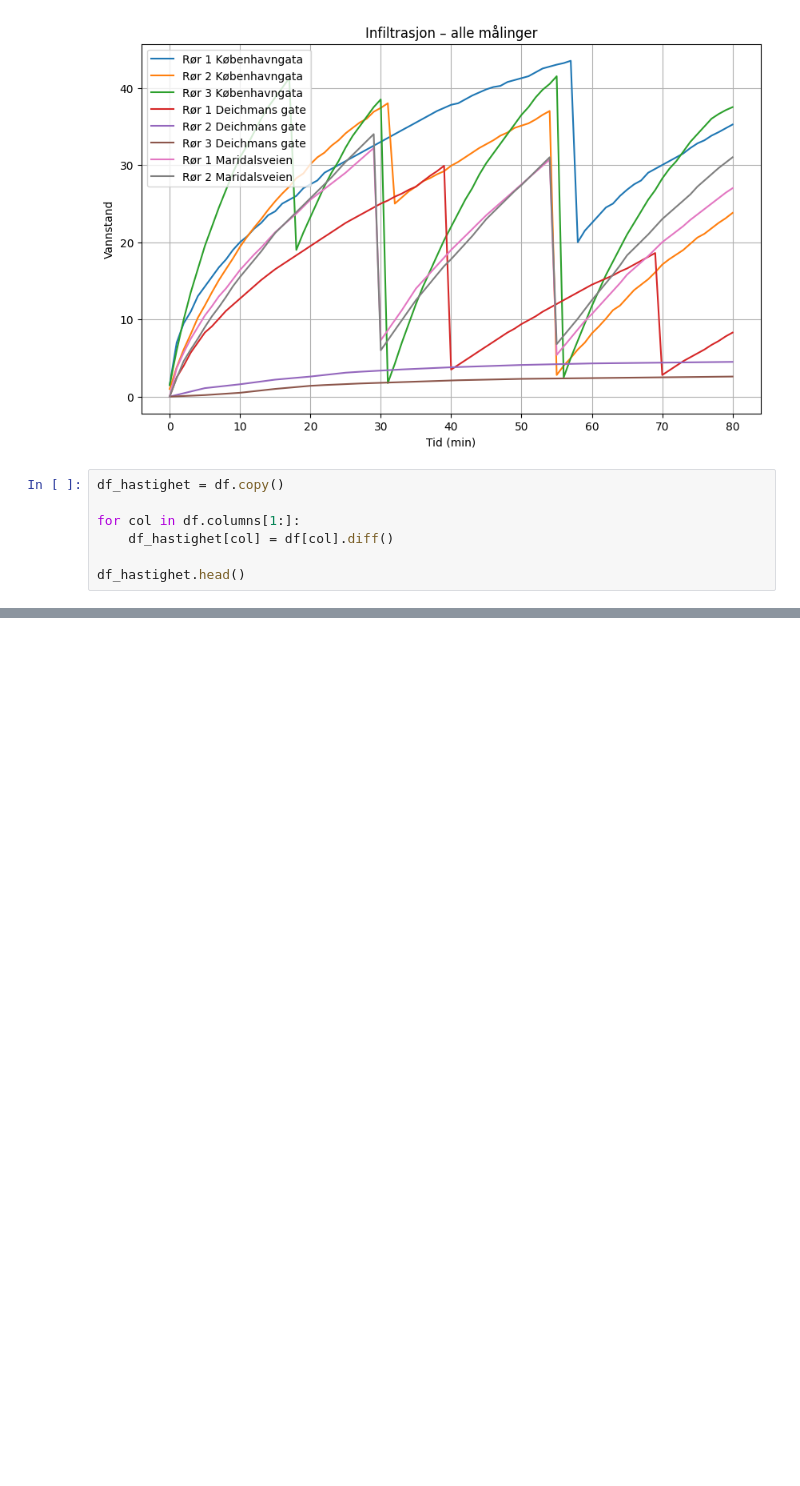
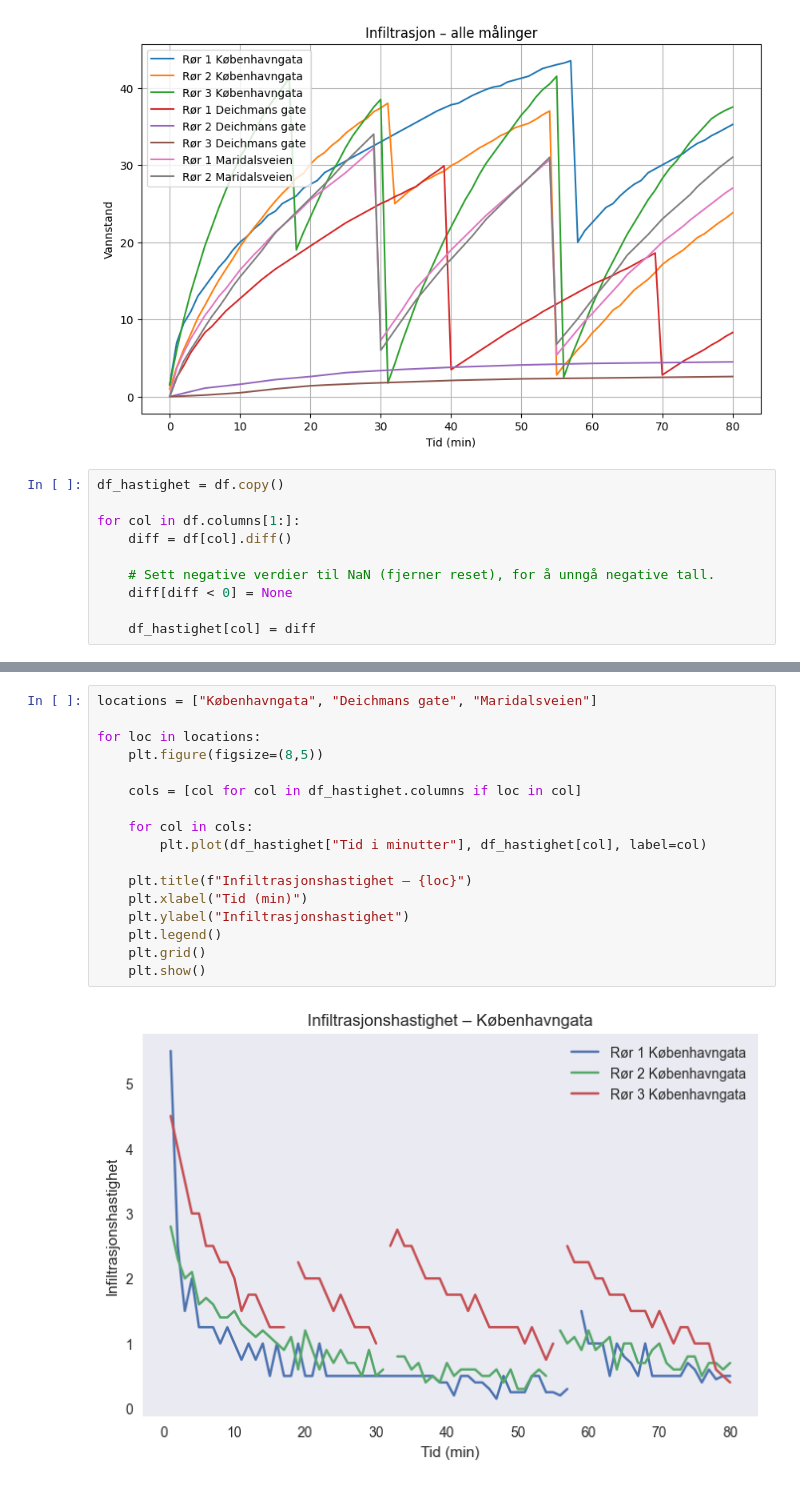
Before and after one commit to jsandtangen/Bachelor, a Jupyter notebook: notebook.ipynb, the cells around one changed output, grey strips where cells are left out. Cells and saved outputs as stored; diff of their text form; blank space fills up the shorter version.

```diff
--- a/notebook.ipynb
+++ b/notebook.ipynb
@@ -35,6 +35,9 @@ plt.show()
 df_hastighet = df.copy()
 
 for col in df.columns[1:]:
-    df_hastighet[col] = df[col].diff()
+    diff = df[col].diff()
 
-df_hastighet.head()
+    # Sett negative verdier til NaN (fjerner reset), for å unngå negative tall.
+    diff[diff < 0] = None
+
+    df_hastighet[col] = diff
@@ -61,0 +59,19 @@ plt.show()
+# %%
+locations = ["Københavngata", "Deichmans gate", "Maridalsveien"]
+
+for loc in locations:
+    plt.figure(figsize=(8,5))
+
+    cols = [col for col in df_hastighet.columns if loc in col]
+
+    for col in cols:
+        plt.plot(df_hastighet["Tid i minutter"], df_hastighet[col], label=col)
+
+    plt.title(f"Infiltrasjonshastighet – {loc}")
+    plt.xlabel("Tid (min)")
+    plt.ylabel("Infiltrasjonshastighet")
+    plt.legend()
+    plt.grid()
+    plt.show()
+# %% [output]
+[figure, added]
```
Also changed, not shown: parts of 4 cells of this notebook.
